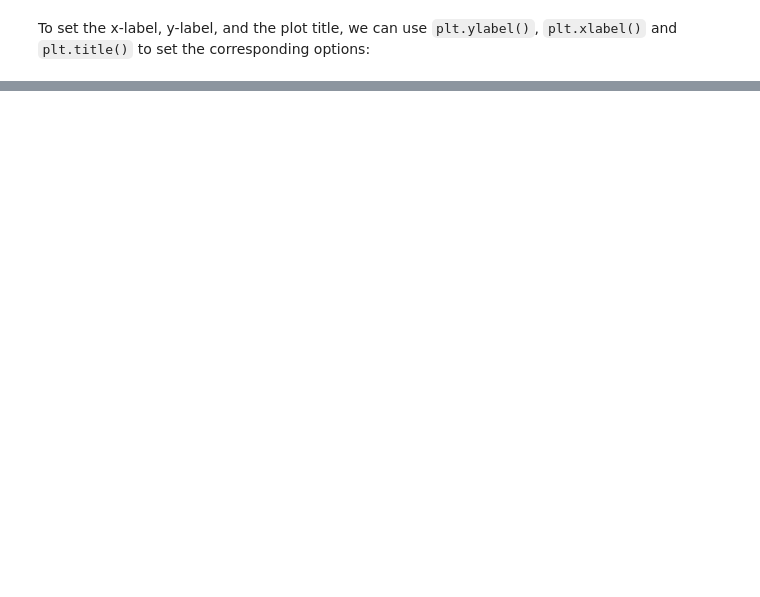
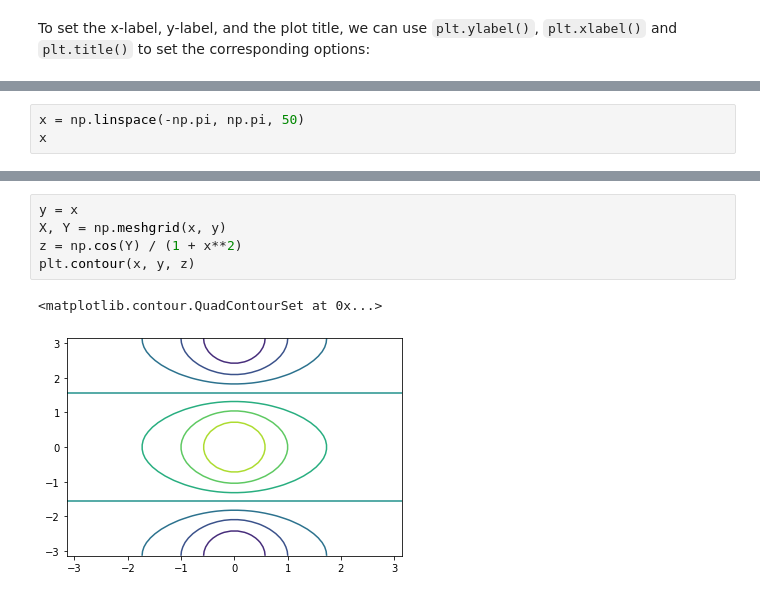
Before and after one commit to chenyulue/ISLP, a Jupyter notebook: Ch02-Statistical_Learning.ipynb, the cells around one changed output, grey strips where cells are left out. Saved outputs shown, nothing was run; the diff lists cells and outputs as text; blank space fills up the shorter version.

```diff
--- a/Ch02-Statistical_Learning.ipynb
+++ b/Ch02-Statistical_Learning.ipynb
@@ -211,0 +225,3 @@ To save the output of a python plot, we can use the function `plt.savefig()`. Th
+# %%
+x = np.linspace(-np.pi, np.pi, 50)
+x
@@ -211,0 +245,8 @@ To save the output of a python plot, we can use the function `plt.savefig()`. Th
+# %%
+y = x
+X, Y = np.meshgrid(x, y)
+z = np.cos(Y) / (1 + x**2)
+plt.contour(x, y, z)
+# %% [output]
+<matplotlib.contour.QuadContourSet at 0x...>
+[figure, added]
```
Also changed, not shown: parts of 19 cells of this notebook.
